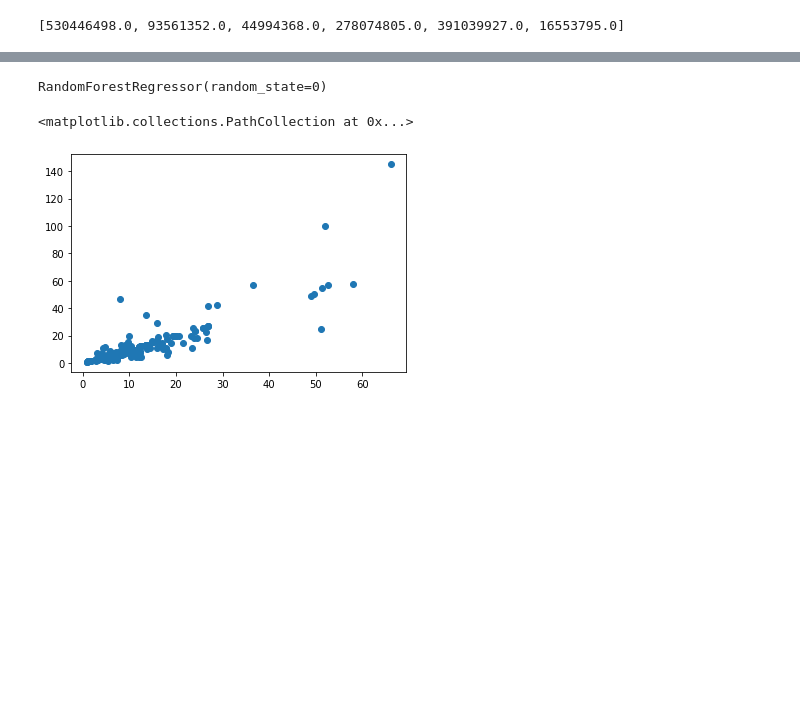
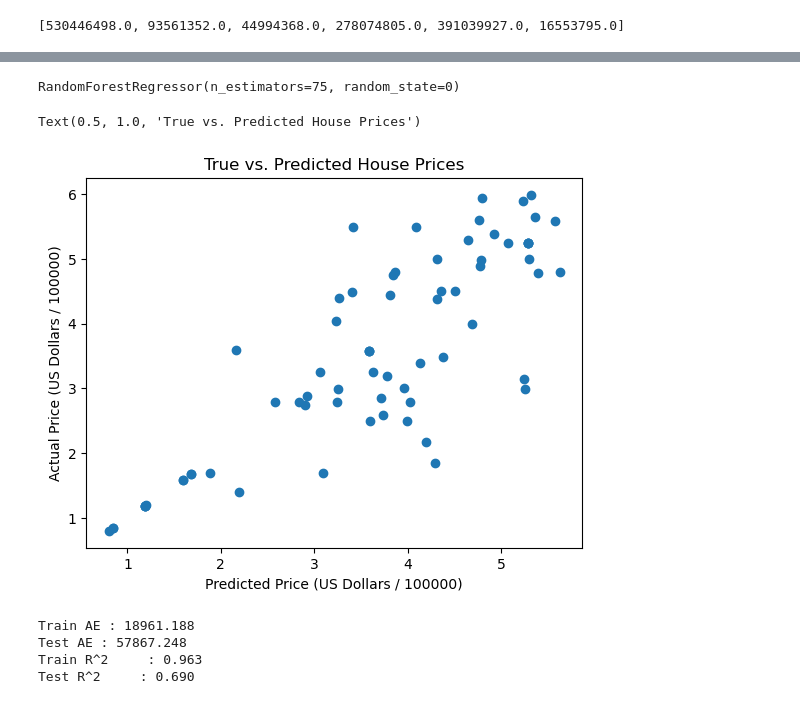
Before and after one commit to ethanstanley/Real-Estate-Predictor, a Jupyter notebook: house_value_model.ipynb, the cells around one changed output, grey strips where cells are left out. Saved outputs shown, nothing was run; the diff lists cells and outputs as text; code cells hidden in the pictures; blank space fills up the shorter version.

```diff
--- a/house_value_model.ipynb
+++ b/house_value_model.ipynb
@@ -154,3 +154,7 @@ ax[1, 2].set_title("Other NYC Housing Distribution", fontsize=20); ax[1,2].hist(
 # %% [output]
 <matplotlib.legend.Legend at 0x...>
 [figure]
+# %%
+#one hot encoding borough
+one_hot_encode_property = pd.get_dummies(data["Borough"], prefix='Borough')
+data = pd.concat([data, one_hot_encode_property ], axis=1).drop('Borough', axis=1)
@@ -164,17 +184,19 @@ data = pd.concat([data, zip_df], axis=1).drop('Zip Code', axis=1)
 # %%
 #dropping rows with nan price values (only 4)
 data = data.dropna(subset=['price'])
+
+data = data[data['price'] < 600000]
 # %%
-x = data.loc[:, ~data.columns.isin(['price','links'])]
-y = data["price"]
+x = np.array(data.loc[:, ~data.columns.isin(['price','links'])])
+y = np.array(data["price"])
 # %%
 X_train, X_test, y_train, y_test = model_selection.train_test_split(x, y, train_size=0.8,test_size=0.2, random_state=0)
 # %%
 from sklearn.ensemble import RandomForestRegressor
 
-regressor = RandomForestRegressor(n_estimators = 100, random_state = 0)
+regressor = RandomForestRegressor(n_estimators = 75, random_state = 0)
 
 regressor.fit(X_train, y_train)
 # %% [output]
-RandomForestRegressor(random_state=0)
+RandomForestRegressor(n_estimators=75, random_state=0)
 # %%
@@ -181,6 +204,23 @@ RandomForestRegressor(random_state=0)
 y_pred_test = regressor.predict(X_test)
-# %%
-plt.scatter(y_pred_test/100000,y_test/100000)
-# %% [output]
-<matplotlib.collections.PathCollection at 0x...>
-[figure, removed]
+# %%
+plt.scatter(y_pred_test/100000,y_test/100000)
+plt.xlabel("Predicted Price (US Dollars / 100000)")
+plt.ylabel("Actual Price (US Dollars / 100000)")
+plt.title("True vs. Predicted House Prices")
+# %% [output]
+Text(0.5, 1.0, 'True vs. Predicted House Prices')
+[figure, added]
+# %%
+from sklearn.metrics import mean_absolute_error
+from sklearn.metrics import r2_score
+from sklearn.metrics import mean_squared_error
+print('Train AE : %.3f'%mean_absolute_error(y_train, y_pred_train))
+print('Test AE : %.3f'%mean_absolute_error(y_test, y_pred_test))
+
+print('Train R^2     : %.3f'%r2_score(y_train, y_pred_train))
+print('Test R^2     : %.3f'%r2_score(y_test, y_pred_test))
+# %% [output]
+Train AE : 18961.188
+Test AE : 57867.248
+Train R^2     : 0.963
+Test R^2     : 0.690
```
Also changed, not shown: parts of 7 cells of this notebook, 1 other file.
